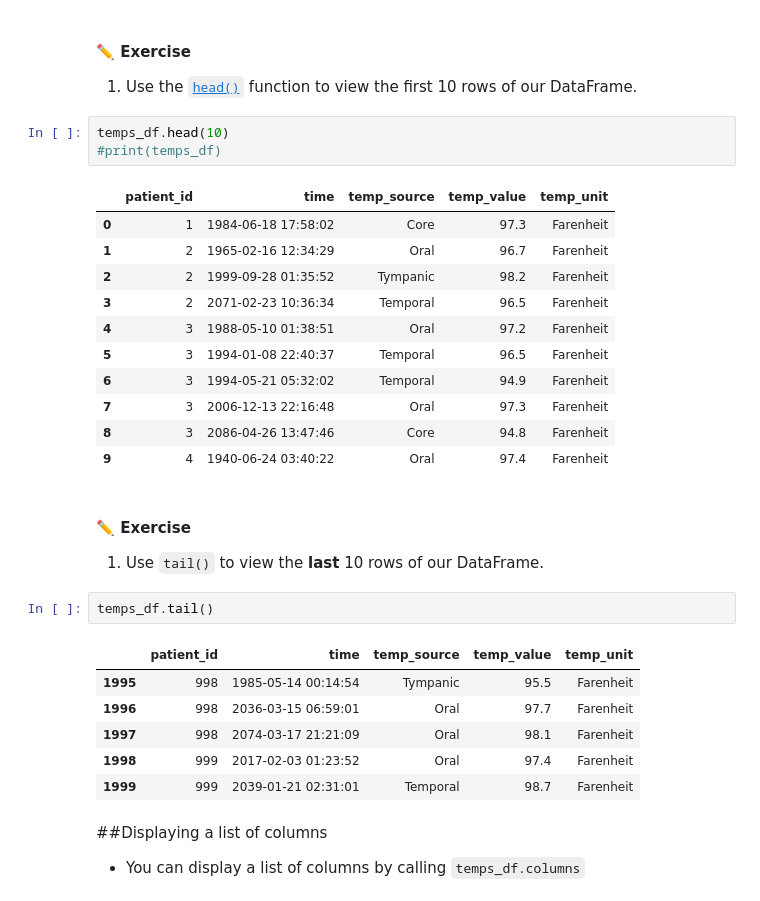
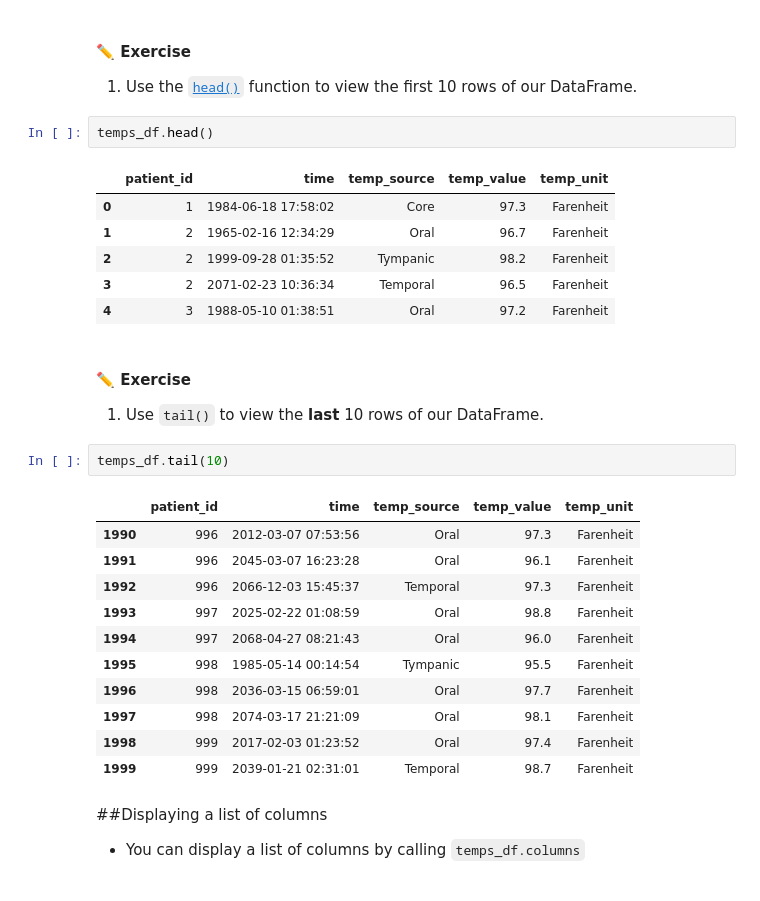
Before and after one commit to uf-bme/BME3053C-Spring-2025, a Jupyter notebook: lessons-solved/04_Pandas_02_12_2025.ipynb, the cells around one changed output. Cells and saved outputs as stored; diff of their text form.

```diff
--- a/lessons-solved/04_Pandas_02_12_2025.ipynb
+++ b/lessons-solved/04_Pandas_02_12_2025.ipynb
@@ -174,8 +174,7 @@ Let's start by viewing only some of a DataFrame's **rows**. Since pandas is so f
 #### **✏️ Exercise**
 1. Use the [`head()`](https://pandas.pydata.org/docs/reference/api/pandas.DataFrame.head.html) function to view the first 10 rows of our DataFrame.
 # %%
-temps_df.head(10)
-#print(temps_df)
+temps_df.head()
 # %% [output]
 |  | patient_id | time | temp_source | temp_value | temp_unit |
 | 0 | 1 | 1984-06-18 17:58:02 | Core | 97.3 | Farenheit |
@@ -183,18 +182,18 @@ temps_df.head(10)
 | 2 | 2 | 1999-09-28 01:35:52 | Tympanic | 98.2 | Farenheit |
 | 3 | 2 | 2071-02-23 10:36:34 | Temporal | 96.5 | Farenheit |
 | 4 | 3 | 1988-05-10 01:38:51 | Oral | 97.2 | Farenheit |
-| 5 | 3 | 1994-01-08 22:40:37 | Temporal | 96.5 | Farenheit |
-| 6 | 3 | 1994-05-21 05:32:02 | Temporal | 94.9 | Farenheit |
-| 7 | 3 | 2006-12-13 22:16:48 | Oral | 97.3 | Farenheit |
-| 8 | 3 | 2086-04-26 13:47:46 | Core | 94.8 | Farenheit |
-| 9 | 4 | 1940-06-24 03:40:22 | Oral | 97.4 | Farenheit |
 # %% [markdown]
 #### **✏️ Exercise**
 1. Use `tail()` to view the **last** 10 rows of our DataFrame.
 # %%
-temps_df.tail()
+temps_df.tail(10)
 # %% [output]
 |  | patient_id | time | temp_source | temp_value | temp_unit |
+| 1990 | 996 | 2012-03-07 07:53:56 | Oral | 97.3 | Farenheit |
+| 1991 | 996 | 2045-03-07 16:23:28 | Oral | 96.1 | Farenheit |
+| 1992 | 996 | 2066-12-03 15:45:37 | Temporal | 97.3 | Farenheit |
+| 1993 | 997 | 2025-02-22 01:08:59 | Oral | 98.8 | Farenheit |
+| 1994 | 997 | 2068-04-27 08:21:43 | Oral | 96.0 | Farenheit |
 | 1995 | 998 | 1985-05-14 00:14:54 | Tympanic | 95.5 | Farenheit |
 | 1996 | 998 | 2036-03-15 06:59:01 | Oral | 97.7 | Farenheit |
 | 1997 | 998 | 2074-03-17 21:21:09 | Oral | 98.1 | Farenheit |
```
Also changed, not shown: parts of 14 cells of this notebook.
